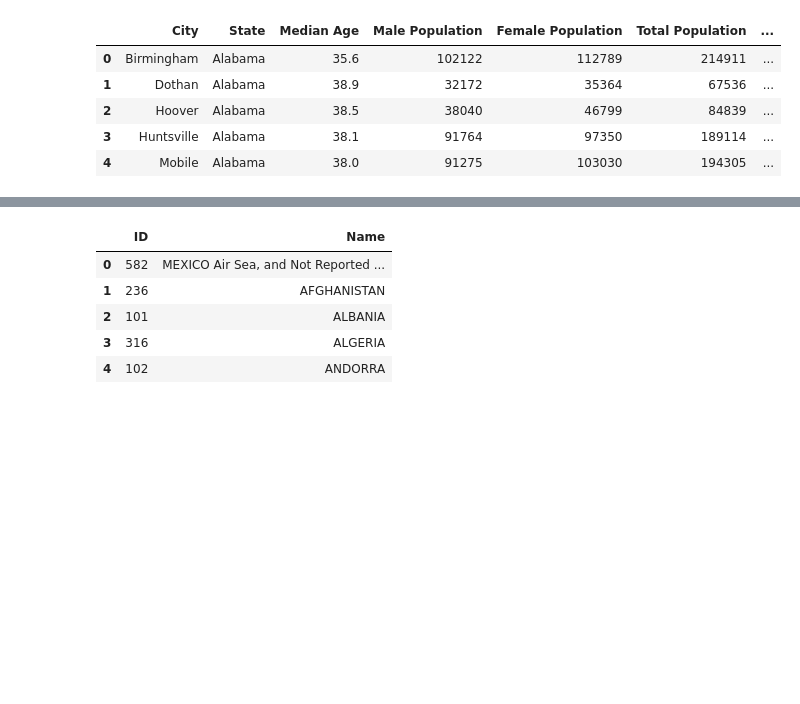
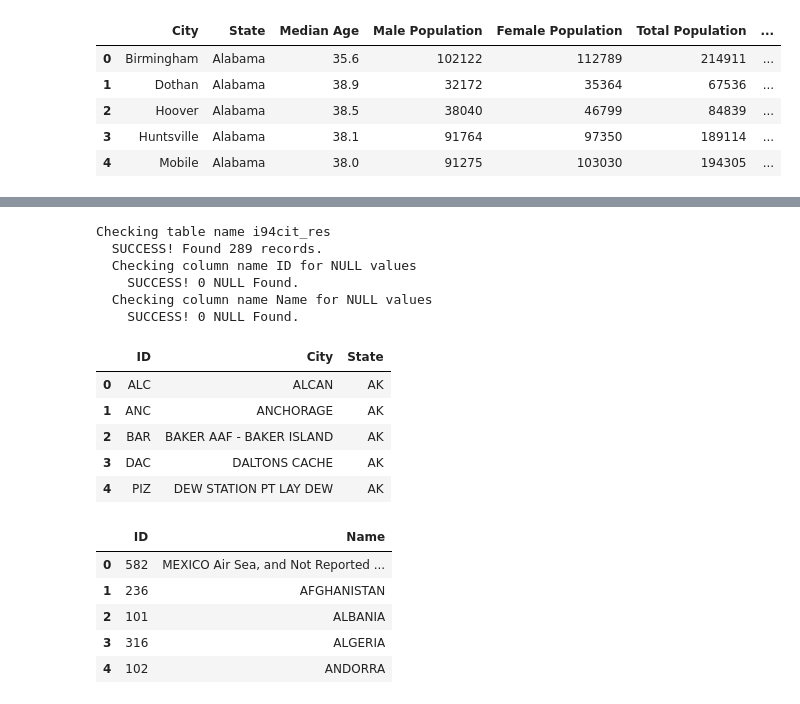
Before and after one commit to ionred/udend, a Jupyter notebook: etl.ipynb, the cells around one changed output, grey strips where cells are left out. Drawn from its saved outputs; the diff is of its cells as text; code cells hidden in the pictures; blank space fills up the shorter version.

```diff
--- a/etl.ipynb
+++ b/etl.ipynb
@@ -144,3 +229,4 @@ Because the i94 table does not follow IATA naming, we will utilize the Port Tabl
 i94port_revised = i94port.withColumn('City',split(i94port.Name,', ').getItem(0)).\
                                     withColumn('State',split(i94port.Name,', ').getItem(1)).\
                                     drop("Name")
+i94port_revised = i94port_revised.filter(i94port_revised.State.isNotNull())
@@ -147,3 +245,22 @@ i94port_revised = i94port.withColumn('City',split(i94port.Name,', ').getItem(0))
+# %%
+tableDataToCheck = [[i94cit_res, "ID", "Name"]]
+qualityCheck(tableDataToCheck)
+# %% [output]
+Checking table name i94cit_res
+  SUCCESS! Found 289 records.
+  Checking column name ID for NULL values
+    SUCCESS! 0 NULL Found.
+  Checking column name Name for NULL values
+    SUCCESS! 0 NULL Found.
+# %%
+i94port_revised.limit(5).toPandas().head()
+# %% [output]
+|  | ID | City | State |
+| 0 | ALC | ALCAN | AK |
+| 1 | ANC | ANCHORAGE | AK |
+| 2 | BAR | BAKER AAF - BAKER ISLAND | AK |
+| 3 | DAC | DALTONS CACHE | AK |
+| 4 | PIZ | DEW STATION PT LAY DEW | AK |
 # %%
 i94cit_res.limit(5).toPandas().head()
 # %% [output]
```
Also changed, not shown: parts of 46 cells of this notebook, 2 other files.
